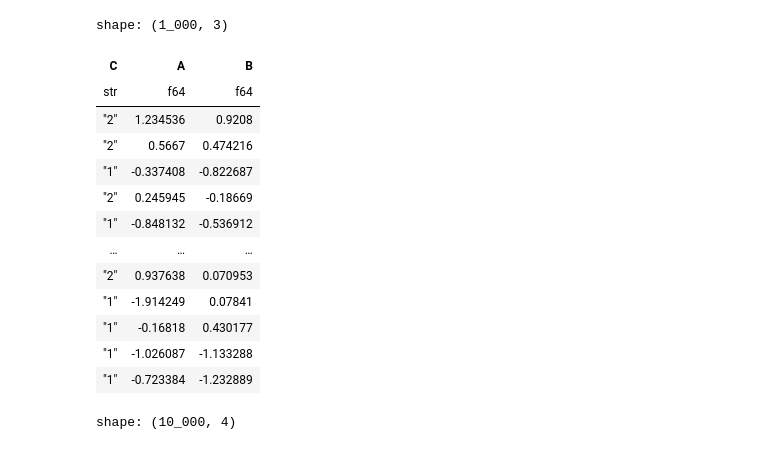
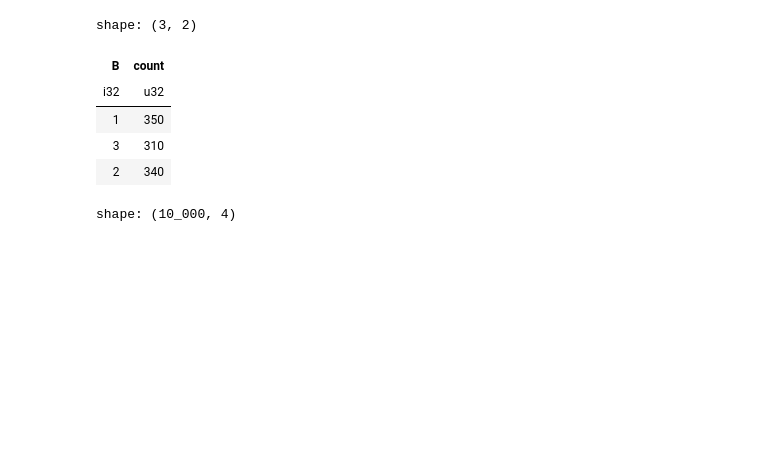
Before and after one commit to maxhahn/fedci, a Jupyter notebook: fedci/dgp.ipynb, the cells around one changed output. Saved outputs shown, nothing was run; the diff lists cells and outputs as text; code cells hidden in the pictures; blank space fills up the shorter version.

Commit message:
added most of ordinal regression. TODO: Verify correctness for LLFs and for ground truth CI tests

```diff
--- a/fedci/dgp.ipynb
+++ b/fedci/dgp.ipynb
@@ -89,6 +89,17 @@ class CategoricalNode(Node):
     def _calc(self, num_samples):
        quantiles = get_quantiles(self.num_categories, self.min_percent_per_category)
        return to_categorical(super()._calc(num_samples), quantiles).cast(pl.Utf8)
+# %%
+class OrdinalNode(Node):
+    def __init__(self, name, parents=[], min_categories=2, max_categories=4, min_percent_per_category=0.15):
+        super().__init__(name, parents)
+
+        self.num_categories = np.random.randint(min_categories, max_categories+1)
+        self.min_percent_per_category = min_percent_per_category
+
+    def _calc(self, num_samples):
+       quantiles = get_quantiles(self.num_categories, self.min_percent_per_category)
+       return to_categorical(super()._calc(num_samples), quantiles).cast(pl.Int32)
 # %%
 class NodeCollection():
     def __init__(self, nodes):
@@ -103,7 +114,7 @@ class NodeCollection():
         self.nodes[-1].reset()
 # %%
 a = Node('A', [])
-b = Node('B', [])
+b = OrdinalNode('B', [])
 c = CategoricalNode('C', [a,b])
 # %%
 nc = NodeCollection([a,b,c])
@@ -112,22 +123,14 @@ nc.reset()
 # %%
 df = nc.get(1000)
 # %%
-df
+df['B'].value_counts()
 # %% [output]
-shape: (1_000, 3)
+shape: (3, 2)
-| C | A | B |
-| str | f64 | f64 |
-| "2" | 1.234536 | 0.9208 |
-| "2" | 0.5667 | 0.474216 |
-| "1" | -0.337408 | -0.822687 |
-| "2" | 0.245945 | -0.18669 |
-| "1" | -0.848132 | -0.536912 |
-| … | … | … |
-| "2" | 0.937638 | 0.070953 |
-| "1" | -1.914249 | 0.07841 |
-| "1" | -0.16818 | 0.430177 |
-| "1" | -1.026087 | -1.133288 |
-| "1" | -0.723384 | -1.232889 |
+| B | count |
+| i32 | u32 |
+| 1 | 350 |
+| 3 | 310 |
+| 2 | 340 |
 # %%
 df.write_parquet('./testdata-3.parquet')
 # %%
```
Also changed, not shown: 3 other files.
